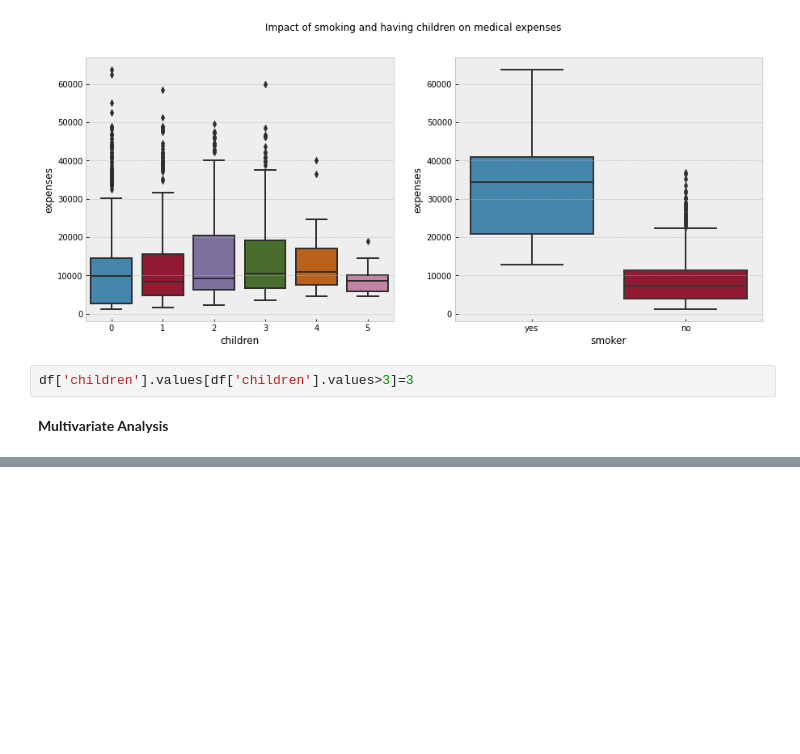
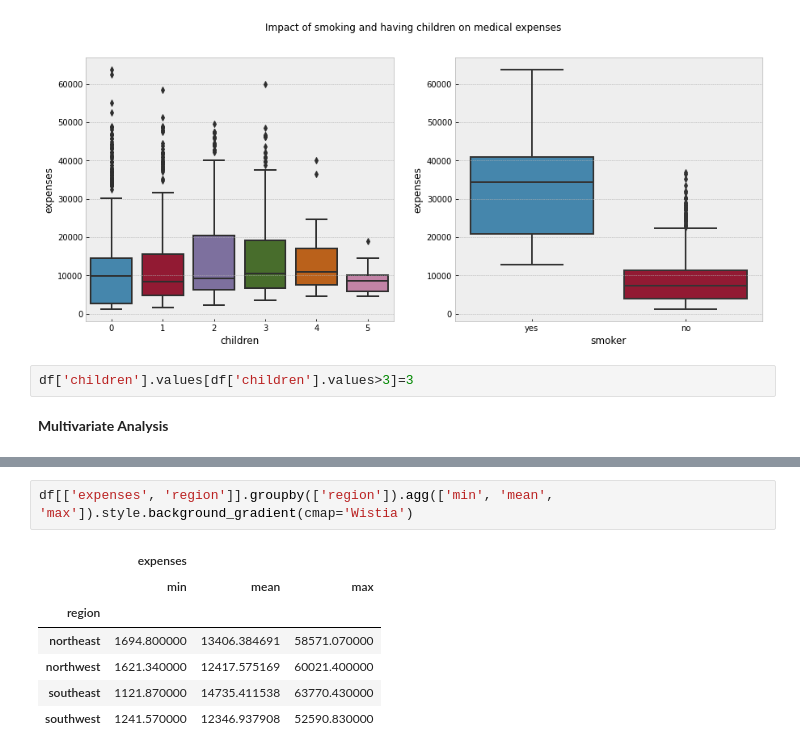
Before and after one commit to ram-thiagu/Medical-Expenses-Prediction, a Jupyter notebook: Medical_Expenses_Prediction.ipynb, the cells around one changed output, grey strips where cells are left out. Drawn from its saved outputs; the diff is of its cells as text; blank space fills up the shorter version.

```diff
--- a/Medical_Expenses_Prediction.ipynb
+++ b/Medical_Expenses_Prediction.ipynb
@@ -135,3 +135,13 @@ px.scatter(df, x='expenses',
 px.bar_polar(df, r='expenses', theta='region', color='sex')
 # %% [output]
 [interactive output not drawn]
+# %%
+df[['expenses', 'region']].groupby(['region']).agg(['min', 'mean', 'max']).style.background_gradient(cmap='Wistia')
+# %% [output]
+|  | expenses |  |  |
+|  | min | mean | max |
+| region |  |  |  |
+| northeast | 1694.800000 | 13406.384691 | 58571.070000 |
+| northwest | 1621.340000 | 12417.575169 | 60021.400000 |
+| southeast | 1121.870000 | 14735.411538 | 63770.430000 |
+| southwest | 1241.570000 | 12346.937908 | 52590.830000 |
```
